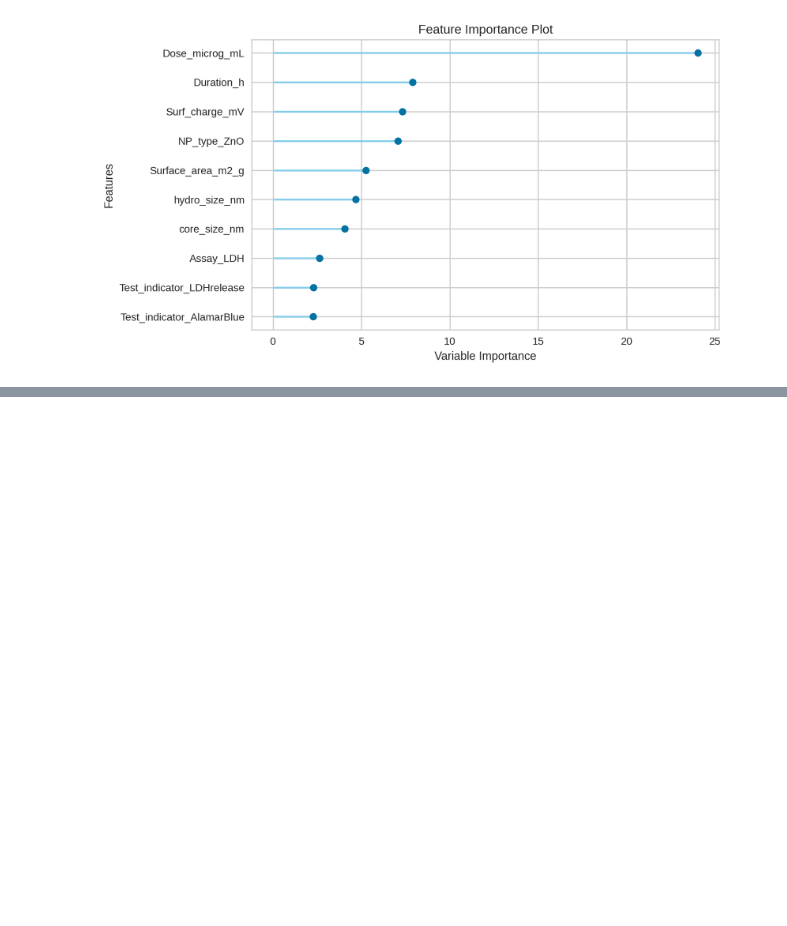
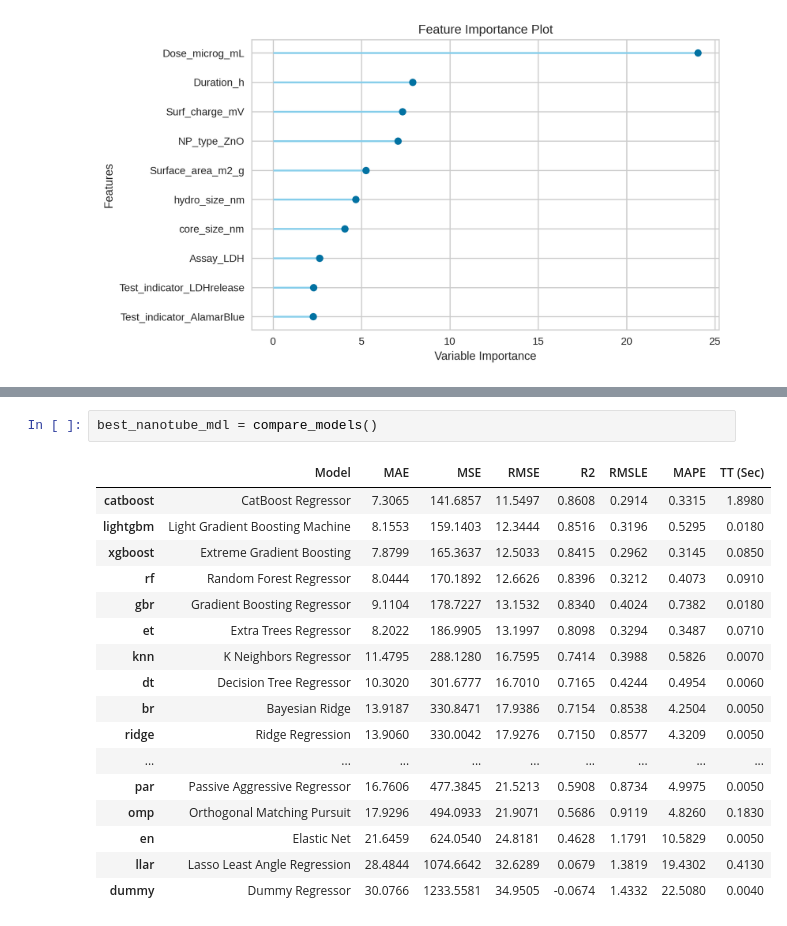
Before and after one commit to ammar257ammar/Nanosafety-ML-pycaret, a Jupyter notebook: analysis.ipynb, the cells around one changed output, grey strips where cells are left out. Cells and saved outputs as stored; diff of their text form; blank space fills up the shorter version.

```diff
--- a/analysis.ipynb
+++ b/analysis.ipynb
@@ -1066,0 +1181,20 @@ plot_model(best_carbon_mdl, plot = 'feature')
+# %%
+best_nanotube_mdl = compare_models()
+# %% [output]
+|  | Model | MAE | MSE | RMSE | R2 | RMSLE | MAPE | TT (Sec) |
+| catboost | CatBoost Regressor | 7.3065 | 141.6857 | 11.5497 | 0.8608 | 0.2914 | 0.3315 | 1.8980 |
+| lightgbm | Light Gradient Boosting Machine | 8.1553 | 159.1403 | 12.3444 | 0.8516 | 0.3196 | 0.5295 | 0.0180 |
+| xgboost | Extreme Gradient Boosting | 7.8799 | 165.3637 | 12.5033 | 0.8415 | 0.2962 | 0.3145 | 0.0850 |
+| rf | Random Forest Regressor | 8.0444 | 170.1892 | 12.6626 | 0.8396 | 0.3212 | 0.4073 | 0.0910 |
+| gbr | Gradient Boosting Regressor | 9.1104 | 178.7227 | 13.1532 | 0.8340 | 0.4024 | 0.7382 | 0.0180 |
+| et | Extra Trees Regressor | 8.2022 | 186.9905 | 13.1997 | 0.8098 | 0.3294 | 0.3487 | 0.0710 |
+| knn | K Neighbors Regressor | 11.4795 | 288.1280 | 16.7595 | 0.7414 | 0.3988 | 0.5826 | 0.0070 |
+| dt | Decision Tree Regressor | 10.3020 | 301.6777 | 16.7010 | 0.7165 | 0.4244 | 0.4954 | 0.0060 |
+| br | Bayesian Ridge | 13.9187 | 330.8471 | 17.9386 | 0.7154 | 0.8538 | 4.2504 | 0.0050 |
+| ridge | Ridge Regression | 13.9060 | 330.0042 | 17.9276 | 0.7150 | 0.8577 | 4.3209 | 0.0050 |
+| ... | ... | ... | ... | ... | ... | ... | ... | ... |
+| par | Passive Aggressive Regressor | 16.7606 | 477.3845 | 21.5213 | 0.5908 | 0.8734 | 4.9975 | 0.0050 |
+| omp | Orthogonal Matching Pursuit | 17.9296 | 494.0933 | 21.9071 | 0.5686 | 0.9119 | 4.8260 | 0.1830 |
+| en | Elastic Net | 21.6459 | 624.0540 | 24.8181 | 0.4628 | 1.1791 | 10.5829 | 0.0050 |
+| llar | Lasso Least Angle Regression | 28.4844 | 1074.6642 | 32.6289 | 0.0679 | 1.3819 | 19.4302 | 0.4130 |
+| dummy | Dummy Regressor | 30.0766 | 1233.5581 | 34.9505 | -0.0674 | 1.4332 | 22.5080 | 0.0040 |
```
Also changed, not shown: parts of 35 cells of this notebook.
